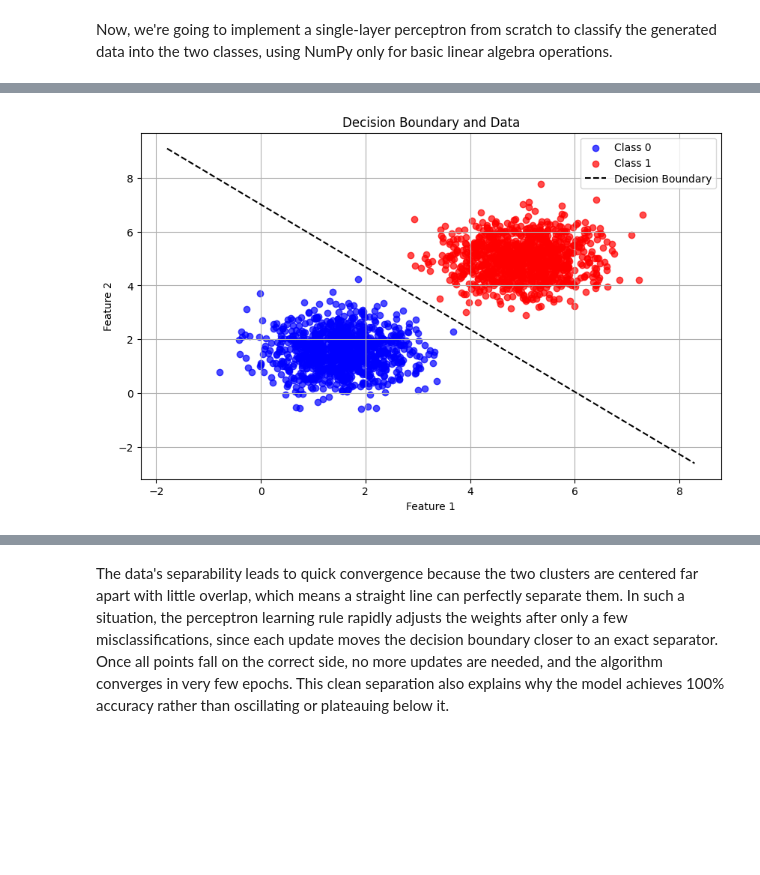
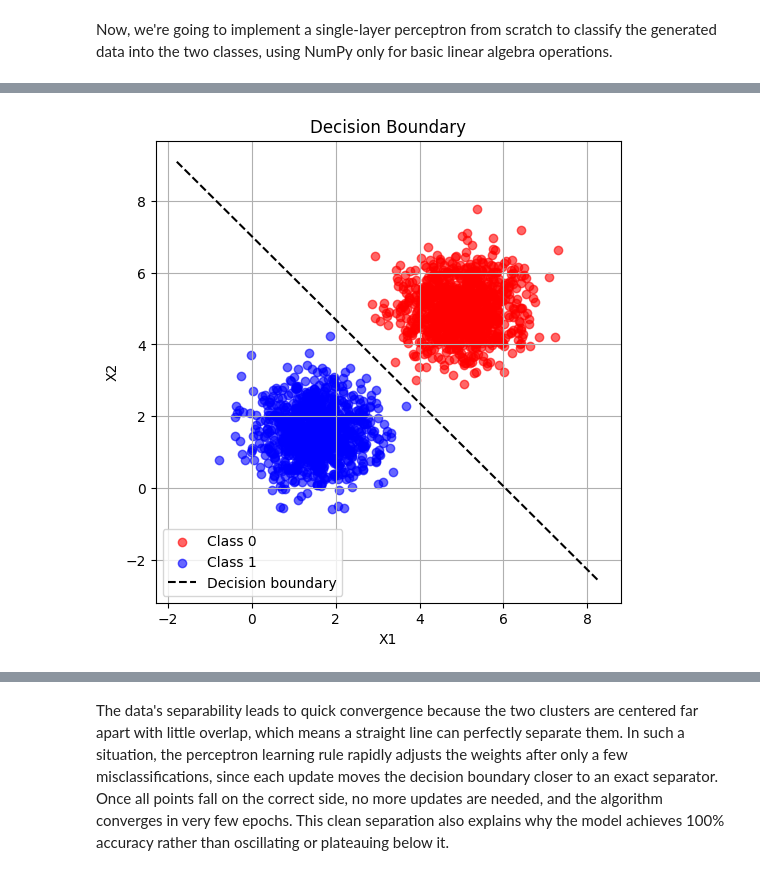
Before and after one commit to rodme02/Exs_RedesNeurais, a Jupyter notebook: docs/exercises/perceptron/notebook.ipynb, the cells around one changed output, grey strips where cells are left out. Drawn from its saved outputs; the diff is of its cells as text; code cells hidden in the pictures; blank space fills up the shorter version.

```diff
--- a/docs/exercises/perceptron/notebook.ipynb
+++ b/docs/exercises/perceptron/notebook.ipynb
@@ -40,82 +116,13 @@ plt.show()
 # %% [markdown]
 Now, we're going to implement a single-layer perceptron from scratch to classify the generated data into the two classes, using NumPy only for basic linear algebra operations.
 # %%
-# Combine the data and create labels (-1, +1)
-X = np.vstack((class0, class1))
-y = np.hstack((-1*np.ones(1000), np.ones(1000)))
+perc1 = Perceptron(input_dim=2, learning_rate=0.01, max_epochs=100)
+perc1.fit(X1, y1)
 
-# Initialize weights and bias
-w = np.zeros(2)
-b = 0
-learning_rate = 0.01
-max_epochs = 100
+print("Final weights:", perc1.w)
+print("Final bias:", perc1.b)
+print("Final accuracy:", perc1.evaluate(X1, y1))
 
-# Helper functions
-def predict(x):
-    return np.sign(np.dot(w, x) + b)
-
-def accuracy(X, y):
-    predictions = np.array([predict(x) for x in X])
-    return np.mean(predictions == y)
-
-# Training the perceptron
-accuracies = []
-for epoch in range(max_epochs):
-    errors = 0
-    for xi, target in zip(X, y):
-        if target * (np.dot(w, xi) + b) <= 0: # Misclassified
-            w += learning_rate * target * xi
-            b += learning_rate * target
-            errors += 1
-
-    acc = accuracy(X, y)
-    accuracies.append(acc)
-    if errors == 0:
-        print(f"Converged after {epoch+1} epochs.")
-        break
-
-# Final evaluation
-final_accuracy = accuracy(X, y)
-print(f"Final accuracy: {final_accuracy * 100:.2f}%")
-
-# Decision boundary
-x_min, x_max = X[:, 0].min() - 1, X[:, 0].max() + 1
-y_min, y_max = X[:, 1].min() - 1, X[:, 1].max() + 1
-xx = np.linspace(x_min, x_max, 100)
-yy = -(w[0] * xx + b) / w[1]
-
-# Plot data with decision boundary
-plt.figure(figsize=(10, 6))
-plt.scatter(class0[:, 0], class0[:, 1], color='blue', label='Class 0', alpha=0.7)
-plt.scatter(class1[:, 0], class1[:, 1], color='red', label='Class 1', alpha=0.7)
-plt.plot(xx, yy, 'k--', label='Decision Boundary')
-plt.title('Data with Decision Boundary')
-plt.xlabel('Feature 1')
-plt.ylabel('Feature 2')
-plt.legend()
-plt.grid()
-
-# Highlight misclassified points
-preds = np.array([predict(x) for x in X])
-misclassified = X[preds != y]
-if misclassified.size > 0:
-    plt.scatter(misclassified[:,0], misclassified[:,1], facecolors='none',
-                edgecolors='yellow', s=100, label='Misclassified')
-
-plt.legend()
-plt.title("Decision Boundary and Data")
-
-# Plot accuracy over epochs
-plt.figure(figsize=(10, 6))
-plt.plot(range(1, len(accuracies)+1), accuracies, marker='o')
-plt.xlabel("Epoch")
-plt.ylabel("Accuracy")
-plt.title("Training Accuracy over Epochs")
-
-plt.tight_layout()
-plt.show()
-
-print("Final weights:", w)
-print("Final bias:", b)
-print(f"Final accuracy: {final_accuracy * 100:.2f}%")
+plot_decision_boundary(perc1, X1, y1, "Decision Boundary")
+plot_accuracy(perc1.accuracy_history, "Accuracy over Epochs")
 # %% [output]
@@ -124 +132 @@ Final accuracy: 100.00%
-[figure, old version]
+[figure, new version]
```
Also changed, not shown: parts of 7 cells of this notebook.
